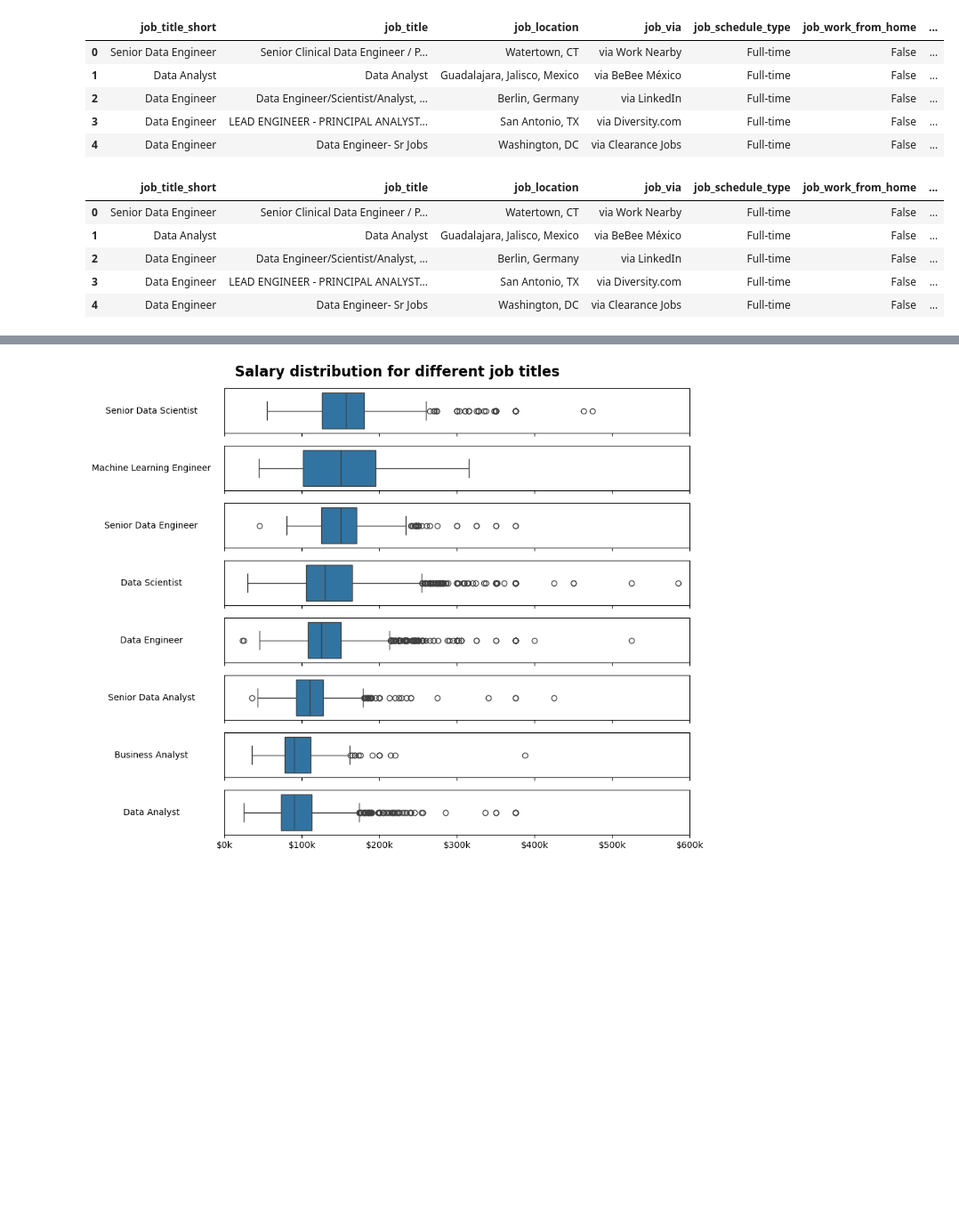
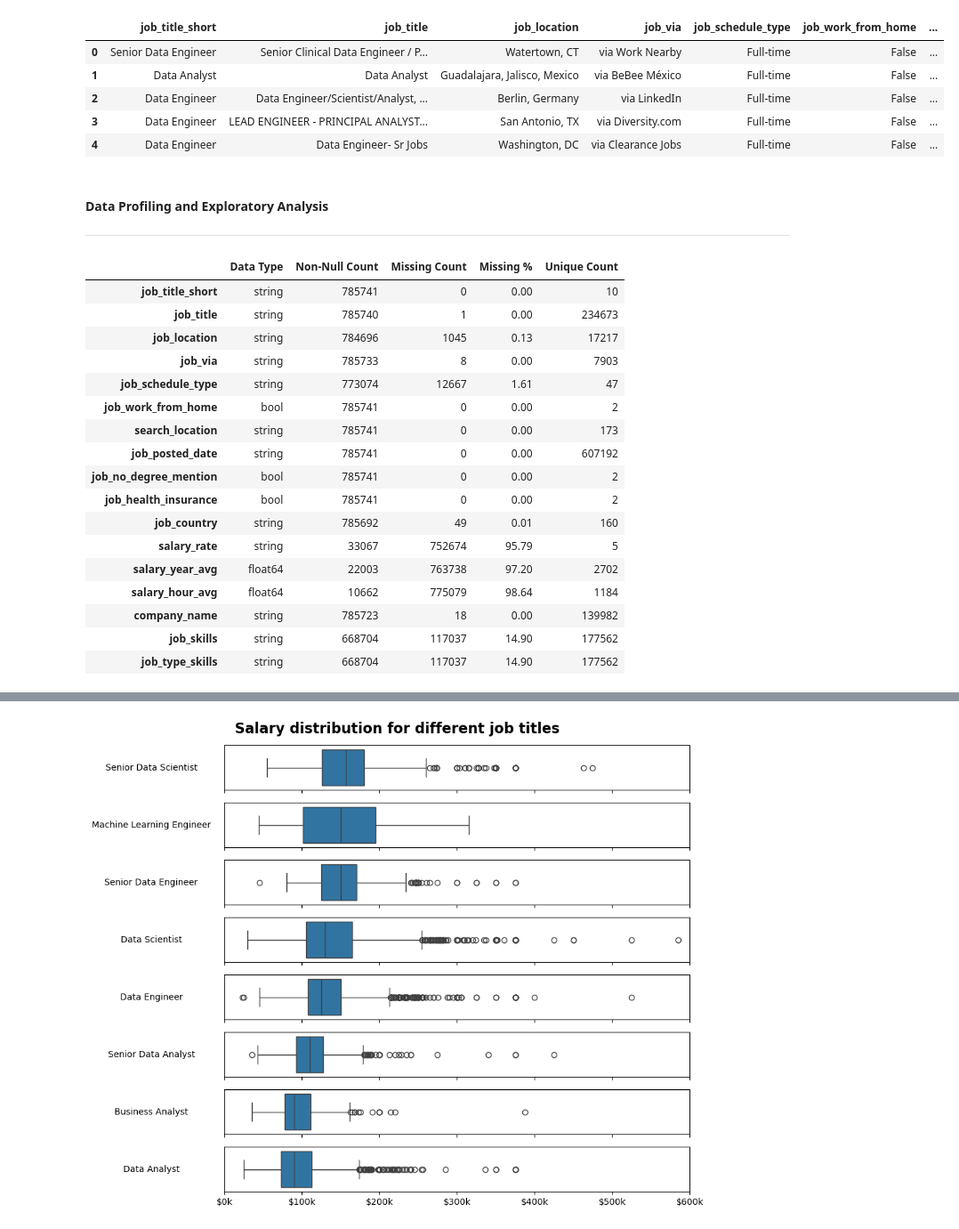
Before and after one commit to avinashchoudhary2004/Data-Professionals-Job-Market-Insights, a Jupyter notebook: 1_Data_Prep_and_Cleaning.ipynb, the cells around one changed output, grey strips where cells are left out. Shown at 89% size. Saved outputs shown, nothing was run; the diff lists cells and outputs as text; code cells hidden in the pictures; blank space fills up the shorter version.

Commit message:
updated data cleaning file

```diff
--- a/1_Data_Prep_and_Cleaning.ipynb
+++ b/1_Data_Prep_and_Cleaning.ipynb
@@ -24,25 +28,67 @@ dataset.head()
 | 2 | Data Engineer | Data Engineer/Scientist/Analyst, ... | Berlin, Germany | via LinkedIn | Full-time | False | ... |
 | 3 | Data Engineer | LEAD ENGINEER - PRINCIPAL ANALYST... | San Antonio, TX | via Diversity.com | Full-time | False | ... |
 | 4 | Data Engineer | Data Engineer- Sr Jobs | Washington, DC | via Clearance Jobs | Full-time | False | ... |
+# %% [markdown]
+#### Data Profiling and Exploratory Analysis
+<hr>
 # %%
-# Data Preparation and Cleaning
 df = dataset.copy()
-# df.info()
 
-# cleaning data
-df['job_posted_date'] = pd.to_datetime(df.job_posted_date).dt.date
-df['job_skills'] = df['job_skills'].apply(lambda skills: ast.literal_eval(skills) if pd.notna(skills) else skills)
+# Function to get data type for columns
+def get_detailed_dtype(series):
 
-# droping unnessary columns
-df.drop(columns=
-        ['job_no_degree_mention', 'job_type_skills', 'salary_hour_avg', 'salary_rate', 'search_location'],
-        inplace=True
-)
-df.head()
+    if series.dtype != 'object':
+        return str(series.dtype)
+
+    # Get the first non-null value (if one exists)
+    non_null_series = series.dropna()
+    if non_null_series.empty:
+        return 'object (empty)'
+
+    # Get the type of the first item
+    first_item_type = type(non_null_series.iloc[0])
+
+    if first_item_type == str:
+        return 'string'
+    elif first_item_type == list:
+        return 'list'
+    elif first_item_type == dict:
+        return 'dict'
+    else:
+        return first_item_type.__name__
+
+def get_nunique(series):
+    try:
+        return series.nunique()
+    except TypeError:
+        return 'N/A (unhashable)'
+
+
+profile = pd.DataFrame({
+    'Data Type': df.apply(get_detailed_dtype),
+    'Non-Null Count': df.notnull().sum(),
+    'Missing Count': df.isnull().sum(),
+    'Missing %': round(df.isnull().mean() * 100, 2),
+    'Unique Count': df.apply(get_nunique),
+})
+
+profile
 # %% [output]
-|  | job_title_short | job_title | job_location | job_via | job_schedule_type | job_work_from_home | ... |
-| 0 | Senior Data Engineer | Senior Clinical Data Engineer / P... | Watertown, CT | via Work Nearby | Full-time | False | ... |
-| 1 | Data Analyst | Data Analyst | Guadalajara, Jalisco, Mexico | via BeBee México | Full-time | False | ... |
-| 2 | Data Engineer | Data Engineer/Scientist/Analyst, ... | Berlin, Germany | via LinkedIn | Full-time | False | ... |
-| 3 | Data Engineer | LEAD ENGINEER - PRINCIPAL ANALYST... | San Antonio, TX | via Diversity.com | Full-time | False | ... |
-| 4 | Data Engineer | Data Engineer- Sr Jobs | Washington, DC | via Clearance Jobs | Full-time | False | ... |
+|  | Data Type | Non-Null Count | Missing Count | Missing % | Unique Count |
+| job_title_short | string | 785741 | 0 | 0.00 | 10 |
+| job_title | string | 785740 | 1 | 0.00 | 234673 |
+| job_location | string | 784696 | 1045 | 0.13 | 17217 |
+| job_via | string | 785733 | 8 | 0.00 | 7903 |
+| job_schedule_type | string | 773074 | 12667 | 1.61 | 47 |
+| job_work_from_home | bool | 785741 | 0 | 0.00 | 2 |
+| search_location | string | 785741 | 0 | 0.00 | 173 |
+| job_posted_date | string | 785741 | 0 | 0.00 | 607192 |
+| job_no_degree_mention | bool | 785741 | 0 | 0.00 | 2 |
+| job_health_insurance | bool | 785741 | 0 | 0.00 | 2 |
+| job_country | string | 785692 | 49 | 0.01 | 160 |
+| salary_rate | string | 33067 | 752674 | 95.79 | 5 |
+| salary_year_avg | float64 | 22003 | 763738 | 97.20 | 2702 |
+| salary_hour_avg | float64 | 10662 | 775079 | 98.64 | 1184 |
+| company_name | string | 785723 | 18 | 0.00 | 139982 |
+| job_skills | string | 668704 | 117037 | 14.90 | 177562 |
+| job_type_skills | string | 668704 | 117037 | 14.90 | 177562 |
```
Also changed, not shown: parts of 24 cells of this notebook, 2 other files.
